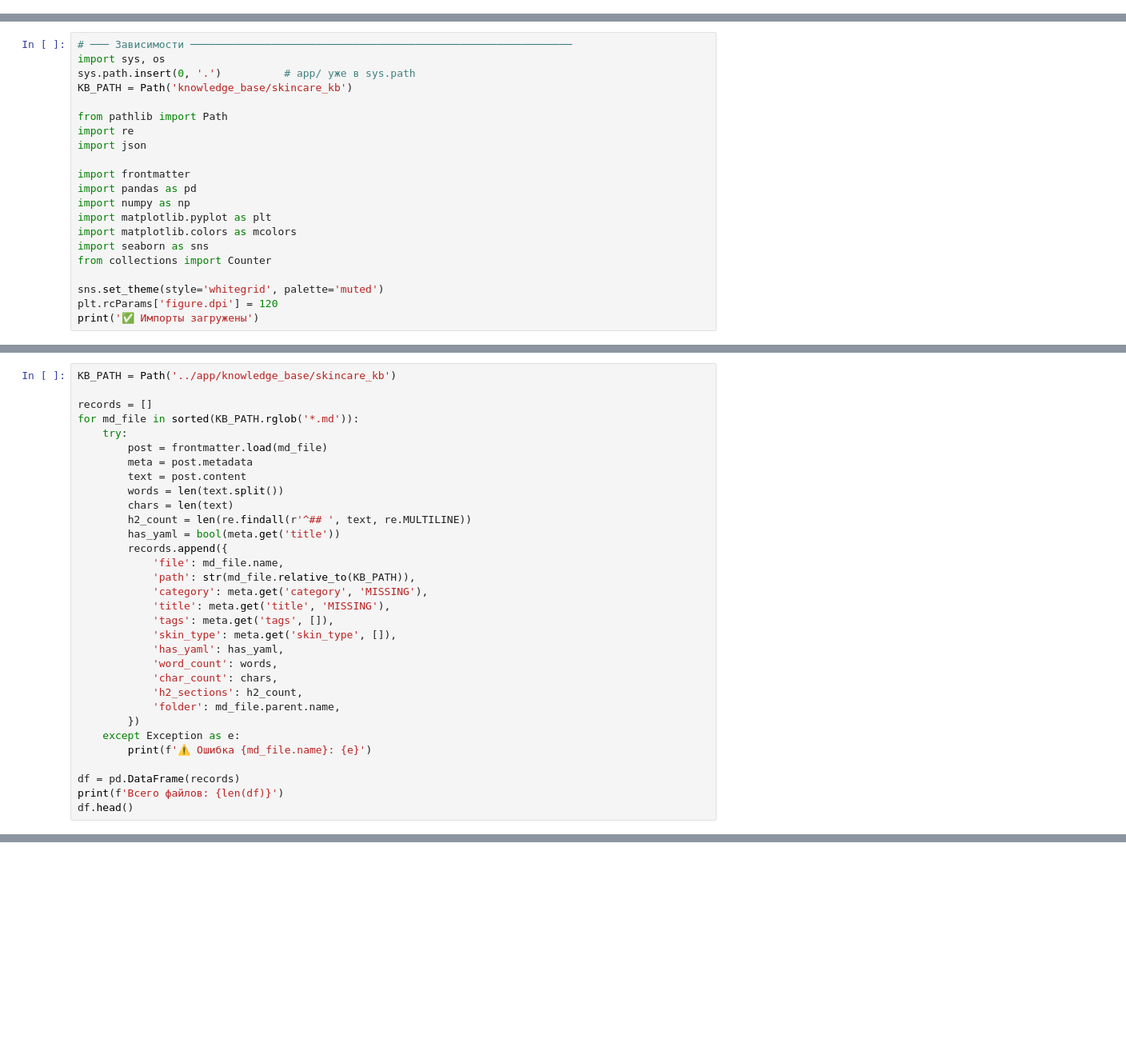
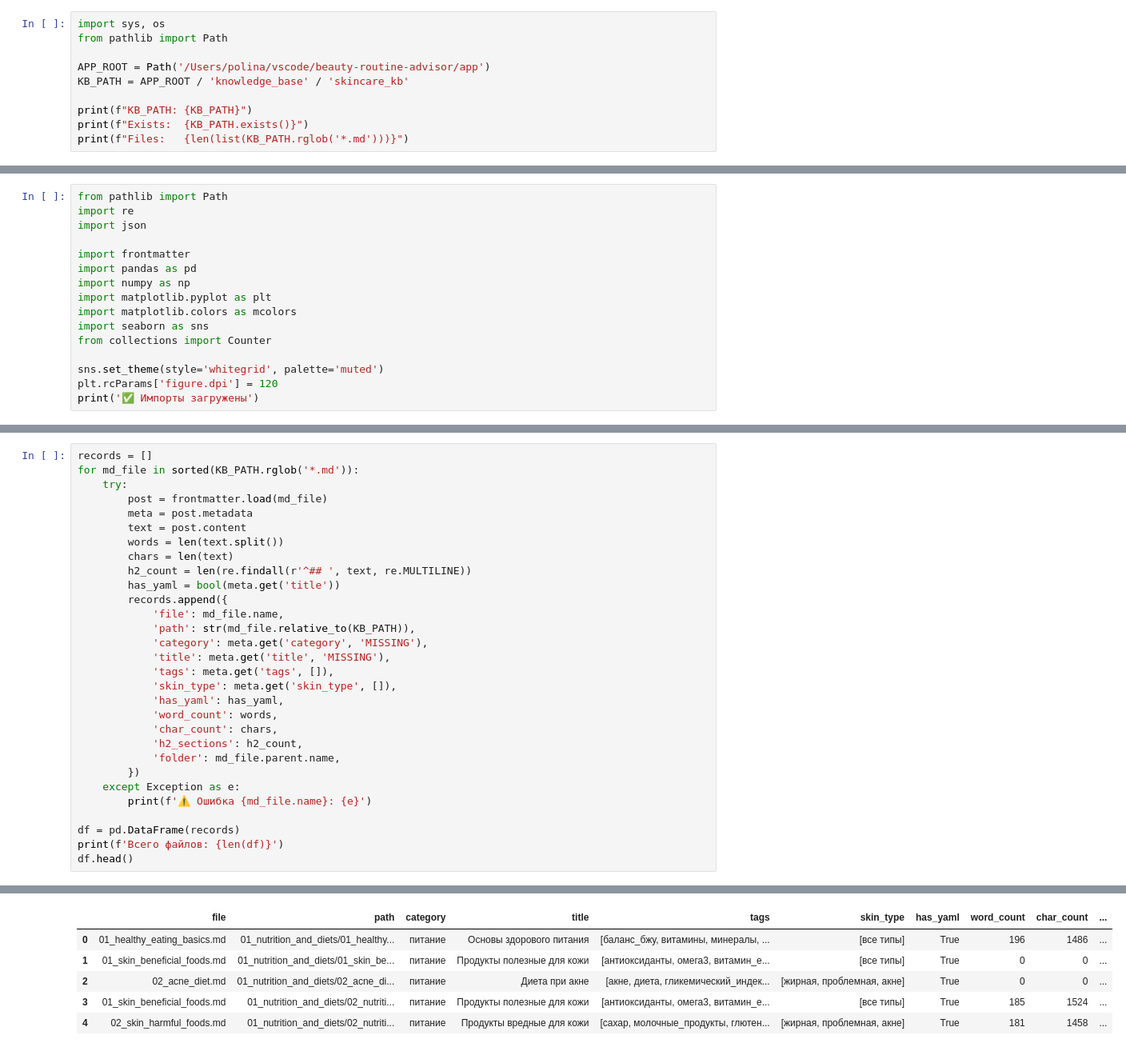
Before and after one commit to pshqd/beauty-routine-advisor, a Jupyter notebook: app/notebooks/01_eda_knowledge_base.ipynb, the cells around one changed output, grey strips where cells are left out. Shown at 80% size. Drawn from its saved outputs; the diff is of its cells as text; blank space fills up the shorter version.

```diff
--- a/app/notebooks/01_eda_knowledge_base.ipynb
+++ b/app/notebooks/01_eda_knowledge_base.ipynb
@@ -6,0 +12,10 @@
+# %%
+import sys, os
+from pathlib import Path
+
+APP_ROOT = Path('/Users/polina/vscode/beauty-routine-advisor/app')
+KB_PATH = APP_ROOT / 'knowledge_base' / 'skincare_kb'
+
+print(f"KB_PATH: {KB_PATH}")
+print(f"Exists:  {KB_PATH.exists()}")
+print(f"Files:   {len(list(KB_PATH.rglob('*.md')))}")
@@ -7,9 +26,4 @@
 # %%
-# ─── Зависимости ─────────────────────────────────────────────────────────────
-import sys, os
-sys.path.insert(0, '.')          # app/ уже в sys.path
-KB_PATH = Path('knowledge_base/skincare_kb')
-
 from pathlib import Path
 import re
 import json
@@ -30,8 +44,6 @@ ModuleNotFoundError: No module named 'frontmatter'
 # %% [markdown]
 ## 1. Загрузка и парсинг корпуса
 # %%
-KB_PATH = Path('../app/knowledge_base/skincare_kb')
-
 records = []
 for md_file in sorted(KB_PATH.rglob('*.md')):
     try:
@@ -61,3 +73,4 @@ for md_file in sorted(KB_PATH.rglob('*.md')):
 df = pd.DataFrame(records)
 print(f'Всего файлов: {len(df)}')
 df.head()
+# %% [output]
@@ -64,3 +78,9 @@ df.head()
+|  | file | path | category | title | tags | skin_type | has_yaml | word_count | char_count | ... |
+| 0 | 01_healthy_eating_basics.md | 01_nutrition_and_diets/01_healthy... | питание | Основы здорового питания | [баланс_бжу, витамины, минералы, ... | [все типы] | True | 196 | 1486 | ... |
+| 1 | 01_skin_beneficial_foods.md | 01_nutrition_and_diets/01_skin_be... | питание | Продукты полезные для кожи | [антиоксиданты, омега3, витамин_е... | [все типы] | True | 0 | 0 | ... |
+| 2 | 02_acne_diet.md | 01_nutrition_and_diets/02_acne_di... | питание | Диета при акне | [акне, диета, гликемический_индек... | [жирная, проблемная, акне] | True | 0 | 0 | ... |
+| 3 | 01_skin_beneficial_foods.md | 01_nutrition_and_diets/02_nutriti... | питание | Продукты полезные для кожи | [антиоксиданты, омега3, витамин_е... | [все типы] | True | 185 | 1524 | ... |
+| 4 | 02_skin_harmful_foods.md | 01_nutrition_and_diets/02_nutriti... | питание | Продукты вредные для кожи | [сахар, молочные_продукты, глютен... | [жирная, проблемная, акне] | True | 181 | 1458 | ... |
 # %% [markdown]
 ## 2. Качество YAML-шапок
 # %%
```
Also changed, not shown: parts of 13 cells of this notebook, 33 other files.
